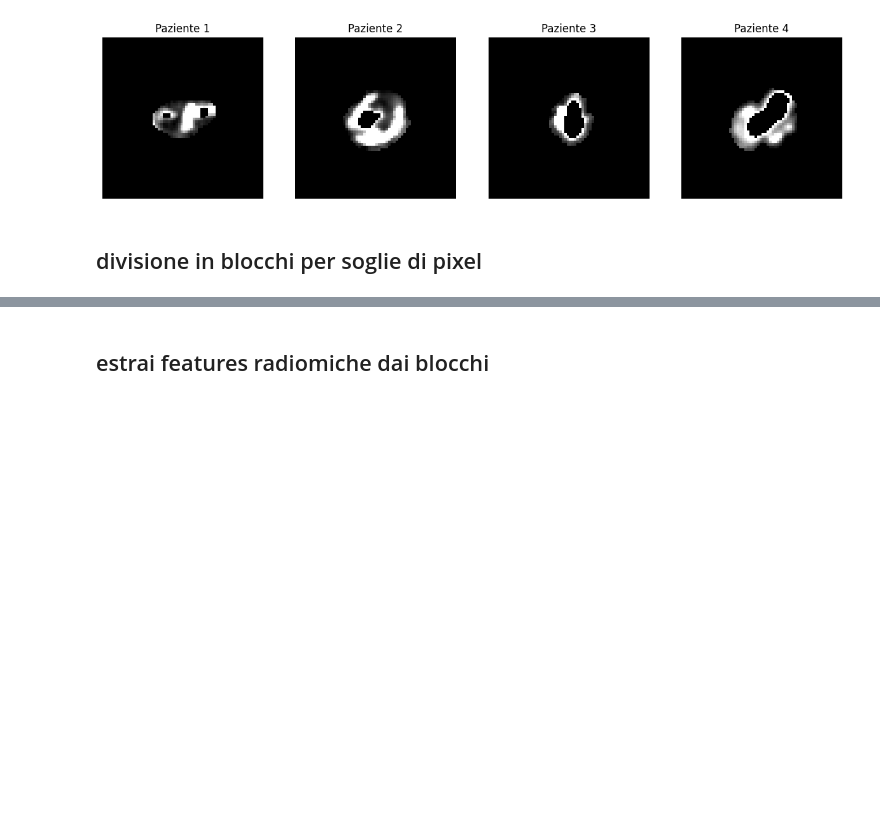
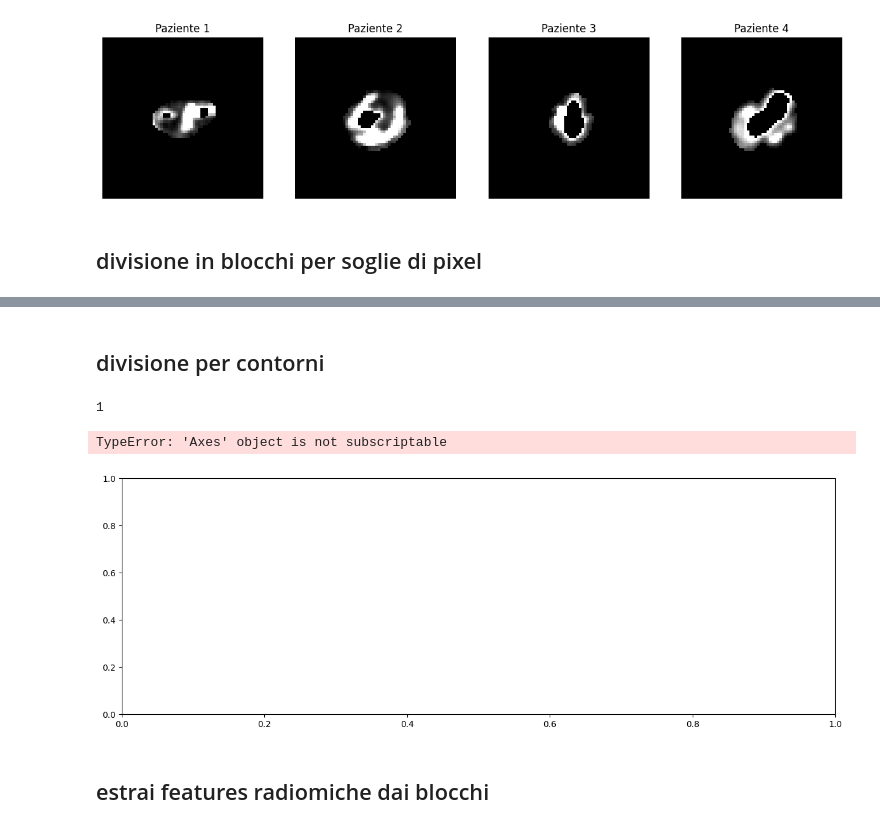
Before and after one commit to alessiamenozzi/ThesisPlaques, a Jupyter notebook: ClusterBlocchi.ipynb, the cells around one changed output, grey strips where cells are left out. Cells and saved outputs as stored; diff of their text form; code cells hidden in the pictures; blank space fills up the shorter version.

```diff
--- a/ClusterBlocchi.ipynb
+++ b/ClusterBlocchi.ipynb
@@ -531,3 +533,54 @@ plt.show()
+# %% [markdown]
+## divisione per contorni
+# %%
+import numpy as np
+import cv2
+import matplotlib.pyplot as plt
+
+def segmenta_per_contorni(image):
+    """Segmenta l'immagine della placca trovando i contorni."""
+
+    # Step 1: Crea una maschera binaria (pixel diversi da nero sono impostati a 255)
+    _, thresh = cv2.threshold(image, 1, 255, cv2.THRESH_BINARY)
+
+    # Step 2: Trova i contorni nell'immagine
+    contours, _ = cv2.findContours(thresh, cv2.RETR_EXTERNAL, cv2.CHAIN_APPROX_SIMPLE)
+
+    # Step 3: Crea una lista delle aree segmentate
+    segmented_regions = []
+    for contour in contours:
+        # Crea una maschera vuota
+        mask = np.zeros_like(image)
+
+        # Disegna il contorno sulla maschera
+        cv2.drawContours(mask, [contour], -1, 255, thickness=cv2.FILLED)
+
+        # Moltiplica la maschera per l'immagine originale per ottenere solo l'area segmentata
+        region = mask * image
+
+        # Aggiungi la regione segmentata alla lista
+        segmented_regions.append(region)
+
+    return segmented_regions
+
+# Esempio di utilizzo con una delle immagini delle placche
+image = immagini_massime_per_paziente_contorno[2]  # Sostituisci con l'immagine della placca
+
+# Applica la segmentazione per contorni
+segmented_regions = segmenta_per_contorni(image)
+print(len(segmented_regions))
+# Visualizza le regioni segmentate
+fig, axes = plt.subplots(1, len(segmented_regions), figsize=(15, 5))
+for i, region in enumerate(segmented_regions):
+    axes[i].imshow(region, cmap='gray')
+    axes[i].axis('off')
+    axes[i].set_title(f"Regione {i+1}")
+
+plt.show()
+# %% [output]
+1
+TypeError: 'Axes' object is not subscriptable
+[figure, added]
 # %% [markdown]
 ## estrai features radiomiche dai blocchi
 # %%
```
Also changed, not shown: parts of 5 cells of this notebook, 1 other file.
